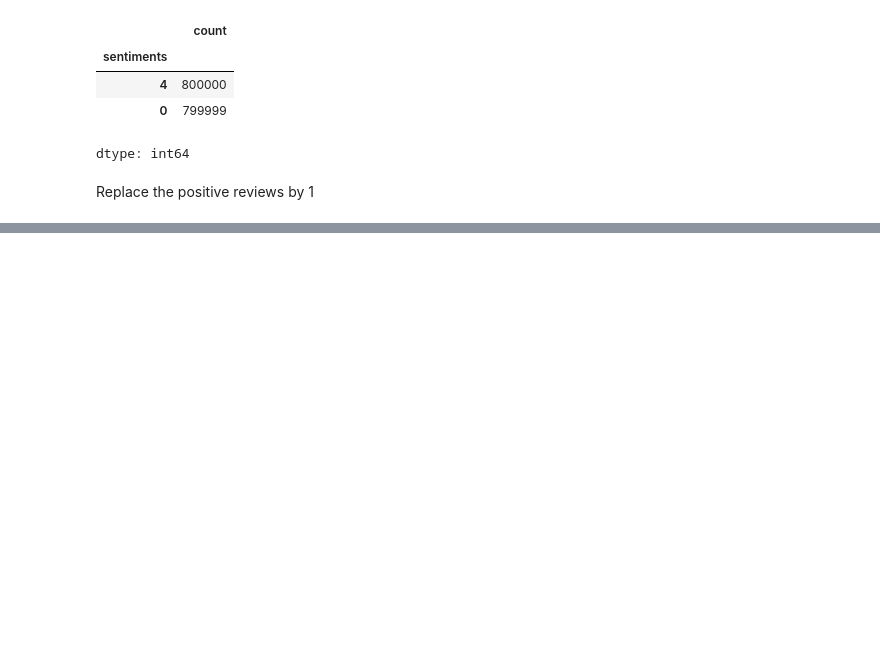
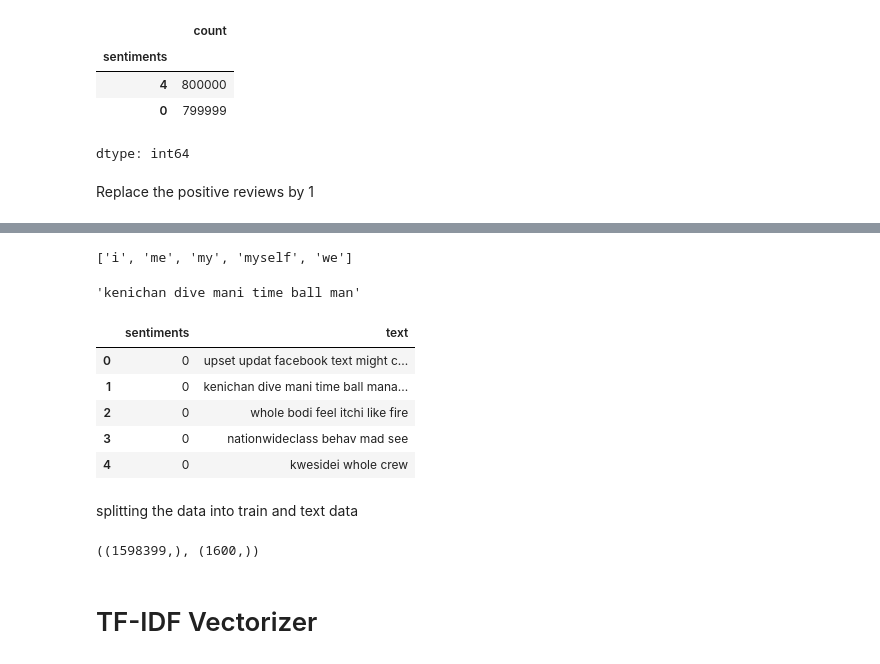
Before and after one commit to Himanshu0518/NLP, a Jupyter notebook: Sentiment_analysis.ipynb, the cells around one changed output, grey strips where cells are left out. Cells and saved outputs as stored; diff of their text form; code cells hidden in the pictures; blank space fills up the shorter version.

```diff
--- a/Sentiment_analysis.ipynb
+++ b/Sentiment_analysis.ipynb
@@ -94,4 +121,4 @@ dtype: int64
 # %% [markdown]
 Replace the positive reviews by 1
 # %%
-df['sentiments'].replace({4:1})
+df['sentiments'] = df['sentiments'].replace({4:1})
@@ -97,0 +134,30 @@ df['sentiments'].replace({4:1})
+# %%
+stopwords.words('english')[0:5]
+# %% [output]
+['i', 'me', 'my', 'myself', 'we']
+# %%
+from nltk.stem import PorterStemmer
+stemmer = PorterStemmer()
+# %%
+def stemming(content):
+    stemmed_content = re.sub('[^a-zA-Z]',' ',content)
+    stemmed_content = stemmed_content.lower()
+    stemmed_content = stemmed_content.split()
+    stemmed_content = [stemmer.stem(word) for word in stemmed_content if not word in stopwords.words('english')]
+    stemmed_content = ' '.join(stemmed_content)
+    return stemmed_content
+# %%
+stemming('@Kenichan I dived many times for the ball. Man...')
+# %% [output]
+'kenichan dive mani time ball man'
+# %%
+df['text'] = df['text'].apply(stemming)
+# %%
+df.head()
+# %% [output]
+|  | sentiments | text |
+| 0 | 0 | upset updat facebook text might c... |
+| 1 | 0 | kenichan dive mani time ball mana... |
+| 2 | 0 | whole bodi feel itchi like fire |
+| 3 | 0 | nationwideclass behav mad see |
+| 4 | 0 | kwesidei whole crew |
@@ -97,0 +167,2 @@ df['sentiments'].replace({4:1})
+# %% [markdown]
+splitting the data into train and text data
@@ -97,0 +171,6 @@ df['sentiments'].replace({4:1})
+# %%
+X_train.shape , X_test.shape
+# %% [output]
+((1598399,), (1600,))
+# %% [markdown]
+# TF-IDF Vectorizer
```
Also changed, not shown: parts of 42 cells of this notebook.
